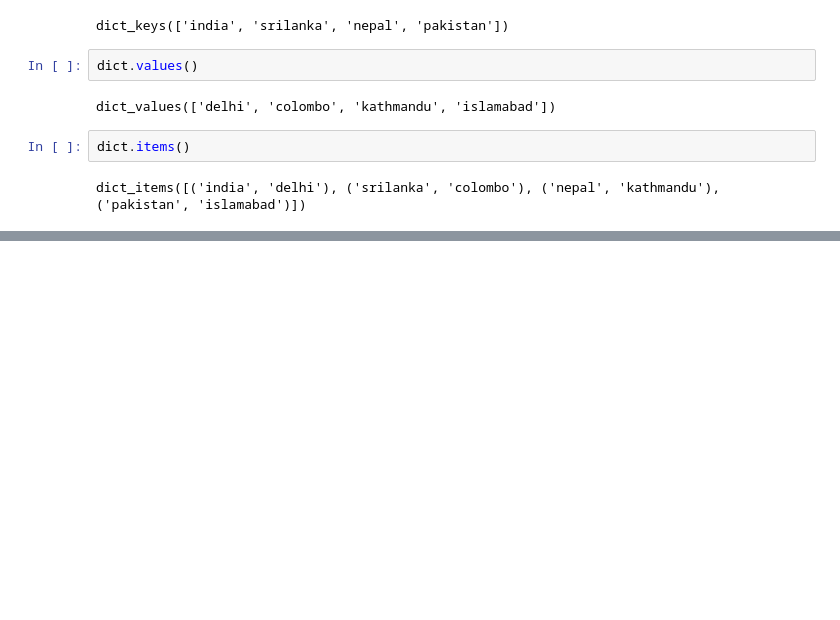
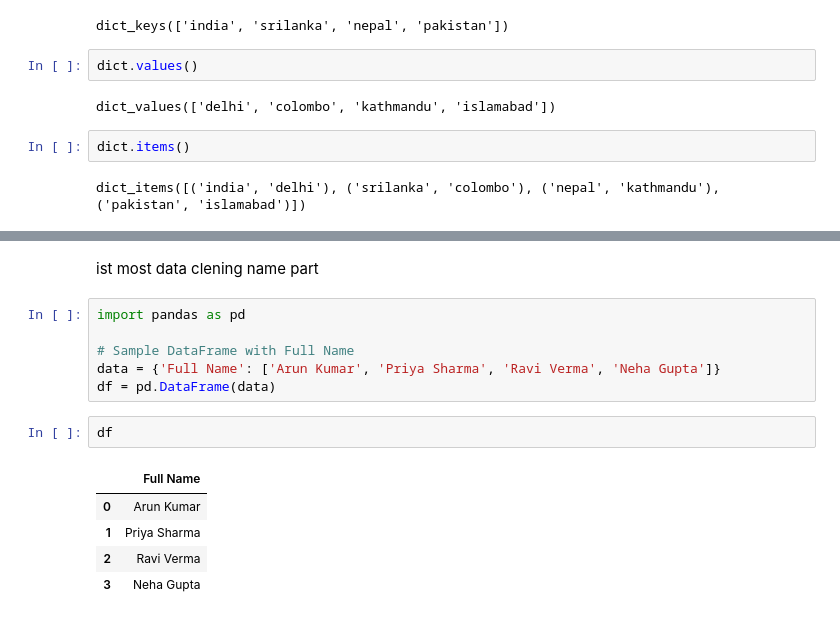
Before and after one commit to arunaimlprojects/python_totorial, a Jupyter notebook: current_file_function.ipynb, the cells around one changed output, grey strips where cells are left out. Drawn from its saved outputs; the diff is of its cells as text; blank space fills up the shorter version.

```diff
--- a/current_file_function.ipynb
+++ b/current_file_function.ipynb
@@ -262,0 +494,16 @@ dict_items([('india', 'delhi'), ('srilanka', 'colombo'), ('nepal', 'kathmandu'),
+# %% [markdown]
+ist most data clening name part
+# %%
+import pandas as pd
+
+# Sample DataFrame with Full Name
+data = {'Full Name': ['Arun Kumar', 'Priya Sharma', 'Ravi Verma', 'Neha Gupta']}
+df = pd.DataFrame(data)
+# %%
+df
+# %% [output]
+|  | Full Name |
+| 0 | Arun Kumar |
+| 1 | Priya Sharma |
+| 2 | Ravi Verma |
+| 3 | Neha Gupta |
```
Also changed, not shown: parts of 38 cells of this notebook.
